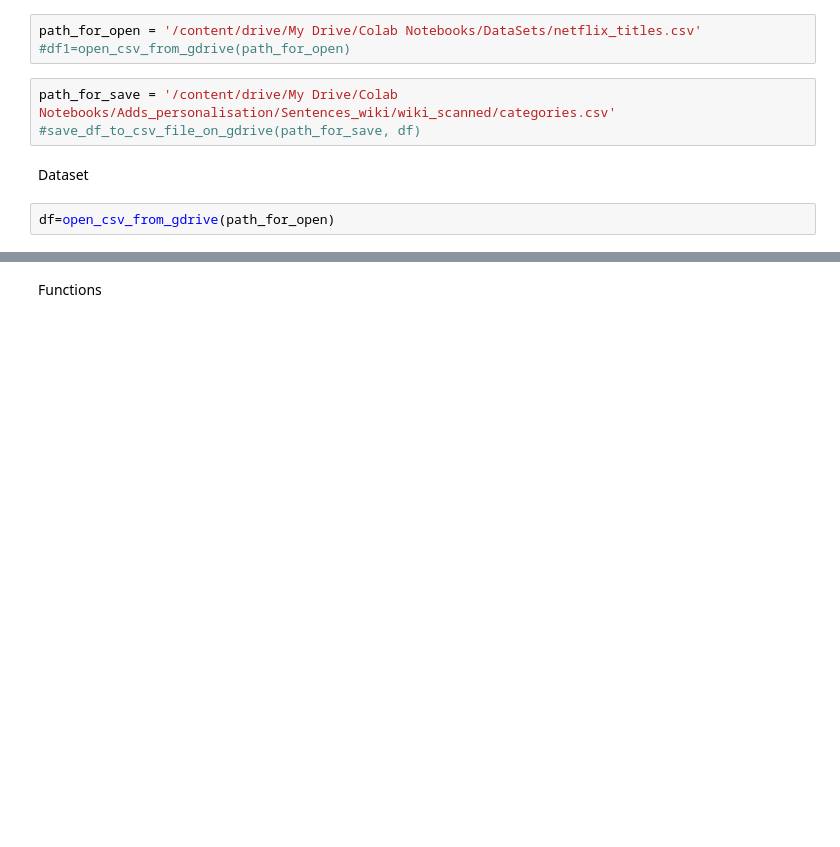
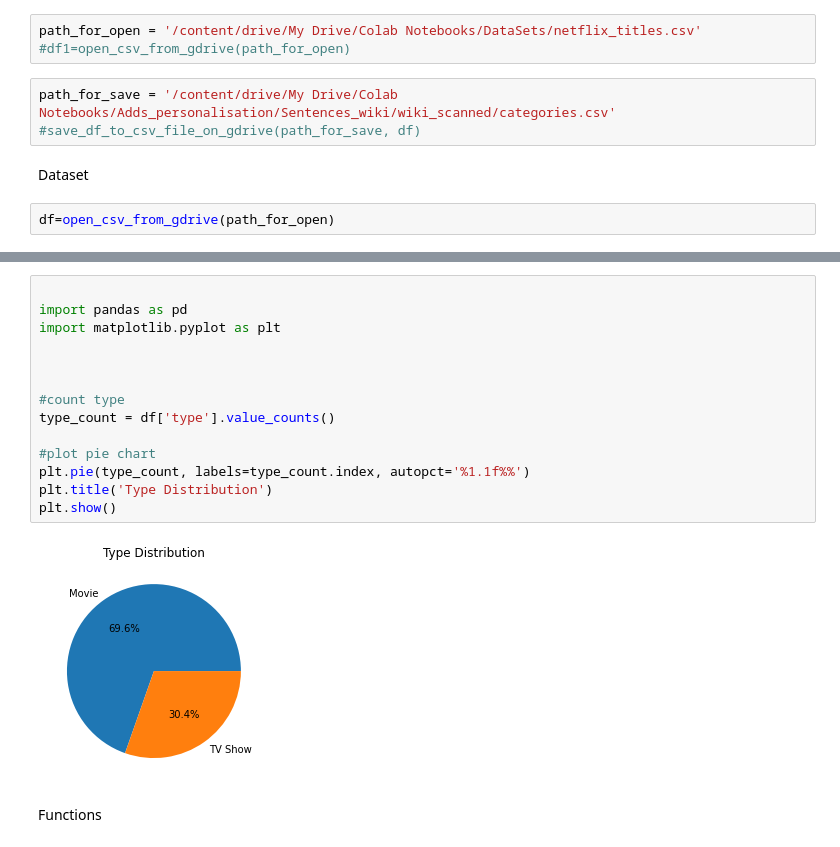
Before and after one commit to TarasVolianskyi/netflix_data_visualization, a Jupyter notebook: netflix_visualisation.ipynb, the cells around one changed output, grey strips where cells are left out. Saved outputs shown, nothing was run; the diff lists cells and outputs as text; blank space fills up the shorter version.

```diff
--- a/netflix_visualisation.ipynb
+++ b/netflix_visualisation.ipynb
@@ -52,2 +59,18 @@ df
+# %%
+
+import pandas as pd
+import matplotlib.pyplot as plt
+
+
+
+#count type
+type_count = df['type'].value_counts()
+
+#plot pie chart
+plt.pie(type_count, labels=type_count.index, autopct='%1.1f%%')
+plt.title('Type Distribution')
+plt.show()
+# %% [output]
+[figure, added]
 # %% [markdown]
 Functions
```
Also changed, not shown: parts of 19 cells of this notebook.
